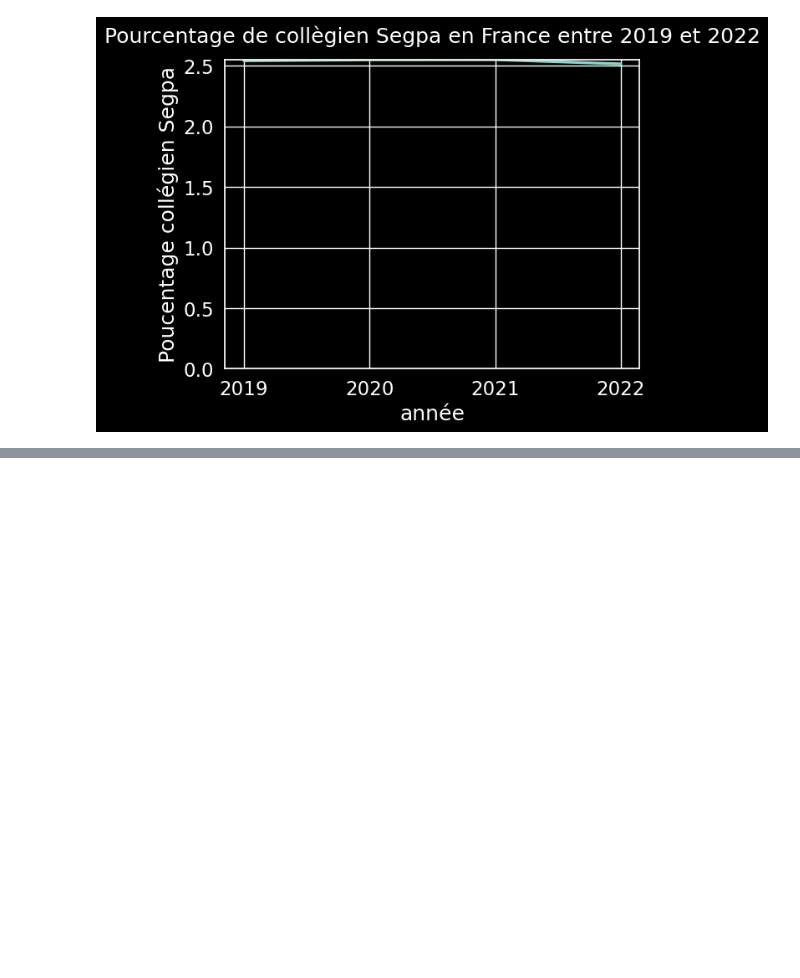
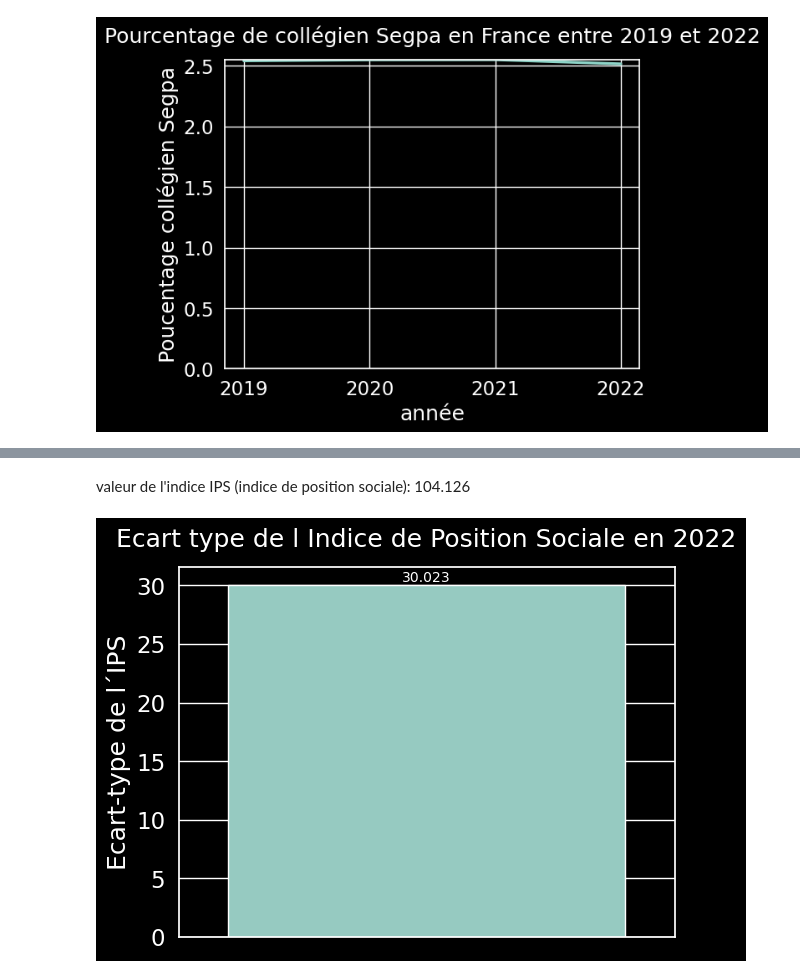
Before and after one commit to barrmath/data_educ, a Jupyter notebook: college_nettoyage_et_analyse.ipynb, the cells around one changed output, grey strips where cells are left out. Saved outputs shown, nothing was run; the diff lists cells and outputs as text; code cells hidden in the pictures; blank space fills up the shorter version.

```diff
--- a/college_nettoyage_et_analyse.ipynb
+++ b/college_nettoyage_et_analyse.ipynb
@@ -282,0 +356,12 @@ plt.show()
+# %% [markdown]
+valeur de l'indice IPS (indice de position sociale): 104.126
+# %%
+fig,ax = plt.subplots()
+sns.barplot(data=france_college, y="ecart_type_de_l_ips",ax=ax,estimator="sum",errorbar=None)
+ax.set_title("Ecart type de l Indice de Position Sociale en 2022",pad=15)
+ax.set_ylabel("Ecart-type de l´IPS")
+ax.bar_label(ax.containers[0], fontsize=10)
+ax.set_ylim(0)
+plt.show()
+# %% [output]
+[figure, added]
```
Also changed, not shown: parts of 29 cells of this notebook.
